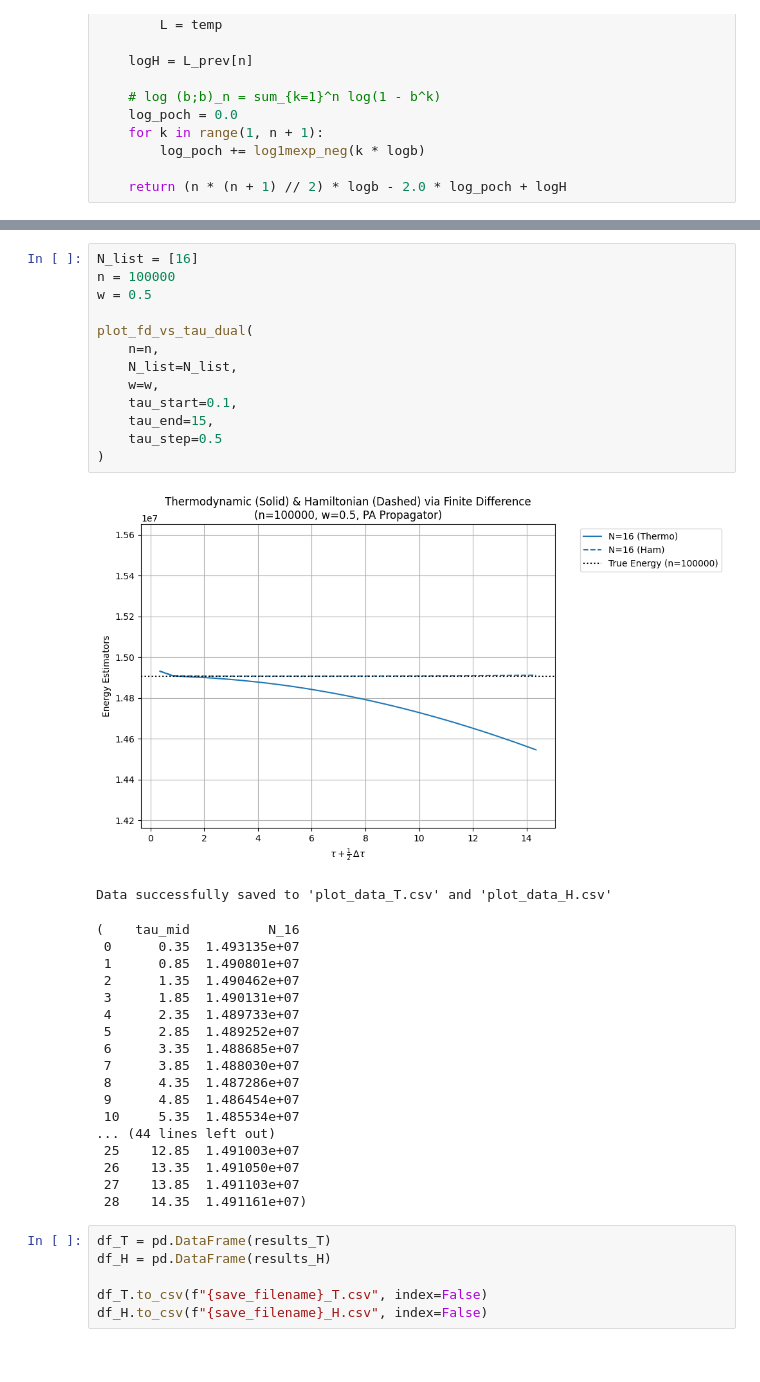
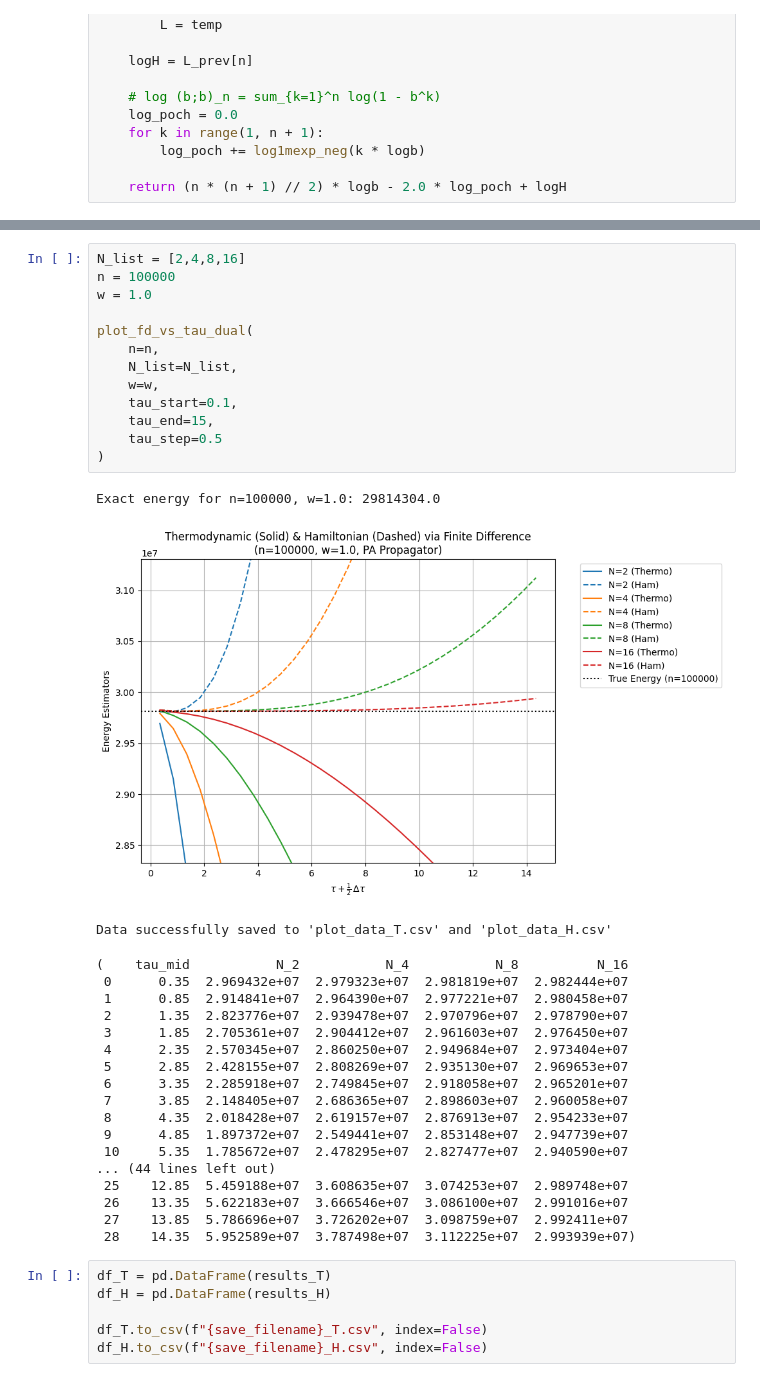
Before and after one commit to 24jonas/HarmonicFermions, a Jupyter notebook: Jupyter/BaxterMeth.ipynb, the cells around one changed output, grey strips where cells are left out. Cells and saved outputs as stored; diff of their text form.

```diff
--- a/Jupyter/BaxterMeth.ipynb
+++ b/Jupyter/BaxterMeth.ipynb
@@ -424,38 +425,39 @@ def plot_fd_vs_tau_dual(n, N_list, w, tau_start, tau_end, tau_step, save_filenam
 
     return df_T, df_H
 # %%
-N_list = [16]
+N_list = [2,4,8,16]
 n = 100000
-w = 0.5
+w = 1.0
 
 plot_fd_vs_tau_dual(
     n=n,
     N_list=N_list,
     w=w,
     tau_start=0.1,
     tau_end=15,
     tau_step=0.5
 )
 # %% [output]
+Exact energy for n=100000, w=1.0: 29814304.0
-[figure, old version]
+[figure, new version]
-Data successfully saved to 'plot_data_T.csv' and 'plot_data_H.csv'
-(    tau_mid          N_16
- 0      0.35  1.493135e+07
- 1      0.85  1.490801e+07
- 2      1.35  1.490462e+07
- 3      1.85  1.490131e+07
- 4      2.35  1.489733e+07
- 5      2.85  1.489252e+07
- 6      3.35  1.488685e+07
- 7      3.85  1.488030e+07
- 8      4.35  1.487286e+07
- 9      4.85  1.486454e+07
- 10     5.35  1.485534e+07
-... (44 lines left out)
- 25    12.85  1.491003e+07
- 26    13.35  1.491050e+07
- 27    13.85  1.491103e+07
- 28    14.35  1.491161e+07)
+Data successfully saved to 'plot_data_T.csv' and 'plot_data_H.csv'
+(    tau_mid           N_2           N_4           N_8          N_16
+ 0      0.35  2.969432e+07  2.979323e+07  2.981819e+07  2.982444e+07
+ 1      0.85  2.914841e+07  2.964390e+07  2.977221e+07  2.980458e+07
+ 2      1.35  2.823776e+07  2.939478e+07  2.970796e+07  2.978790e+07
+ 3      1.85  2.705361e+07  2.904412e+07  2.961603e+07  2.976450e+07
+ 4      2.35  2.570345e+07  2.860250e+07  2.949684e+07  2.973404e+07
+ 5      2.85  2.428155e+07  2.808269e+07  2.935130e+07  2.969653e+07
+ 6      3.35  2.285918e+07  2.749845e+07  2.918058e+07  2.965201e+07
+ 7      3.85  2.148405e+07  2.686365e+07  2.898603e+07  2.960058e+07
+ 8      4.35  2.018428e+07  2.619157e+07  2.876913e+07  2.954233e+07
+ 9      4.85  1.897372e+07  2.549441e+07  2.853148e+07  2.947739e+07
+ 10     5.35  1.785672e+07  2.478295e+07  2.827477e+07  2.940590e+07
+... (44 lines left out)
+ 25    12.85  5.459188e+07  3.608635e+07  3.074253e+07  2.989748e+07
+ 26    13.35  5.622183e+07  3.666546e+07  3.086100e+07  2.991016e+07
+ 27    13.85  5.786696e+07  3.726202e+07  3.098759e+07  2.992411e+07
+ 28    14.35  5.952589e+07  3.787498e+07  3.112225e+07  2.993939e+07)
 # %%
 df_T = pd.DataFrame(results_T)
 df_H = pd.DataFrame(results_H)
```
Also changed, not shown: parts of 1 cell of this notebook, 16 other files.
